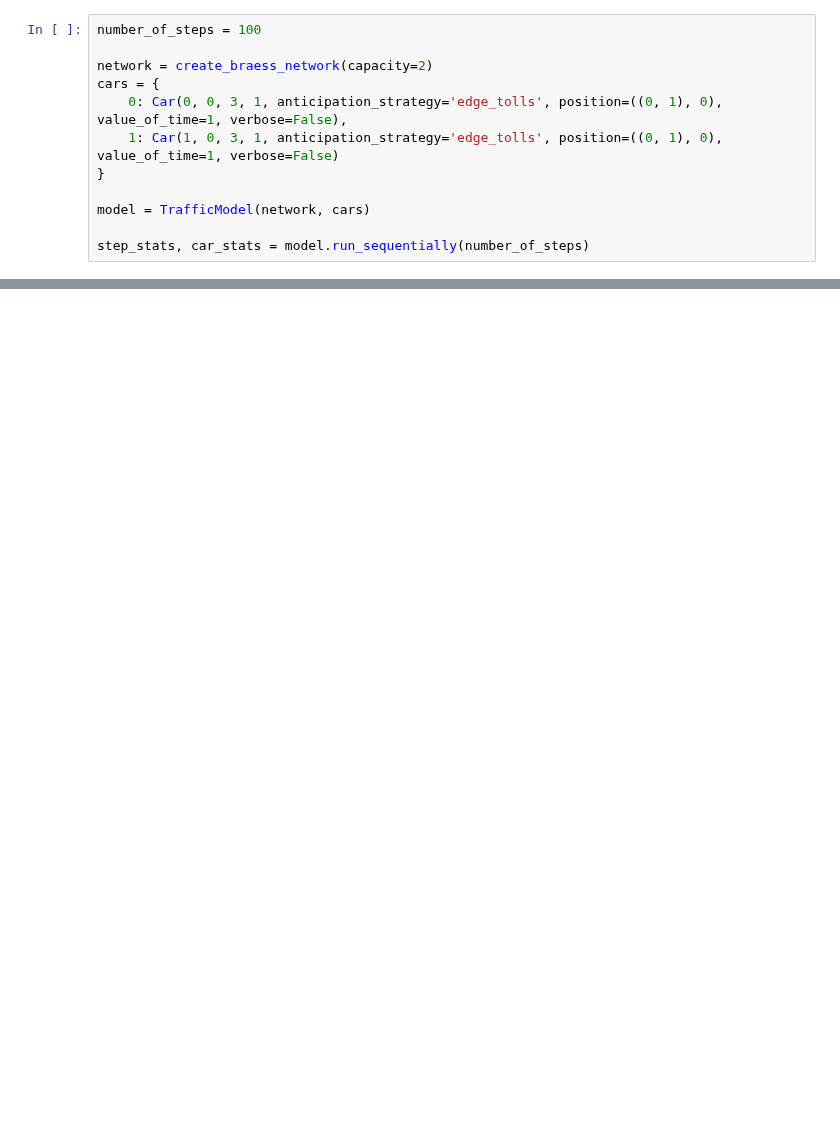
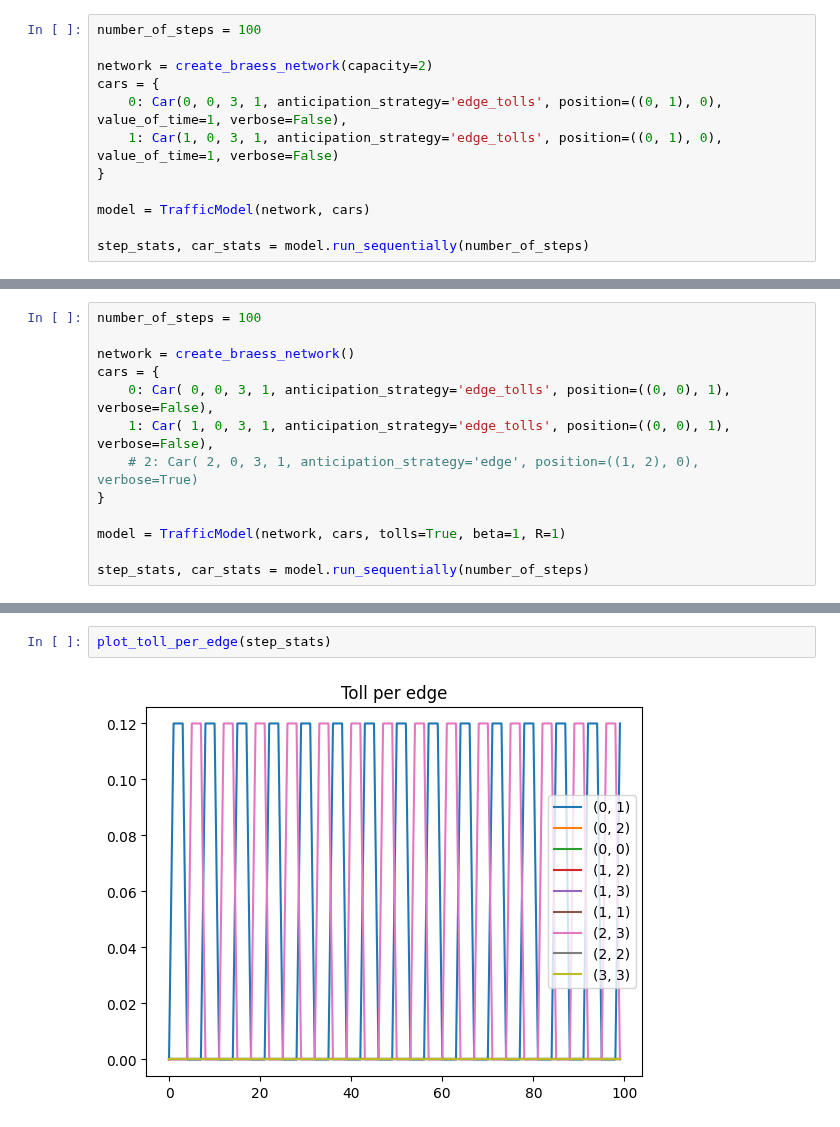
Before and after one commit to michoest/aamas-2024, a Jupyter notebook: src/traffic/v3/test.ipynb, the cells around one changed output, grey strips where cells are left out. Cells and saved outputs as stored; diff of their text form; blank space fills up the shorter version.

```diff
--- a/src/traffic/v3/test.ipynb
+++ b/src/traffic/v3/test.ipynb
@@ -29,2 +145,15 @@ plot_latency_increase_per_edge(model, step_stats)
+# %%
+number_of_steps = 100
+
+network = create_braess_network()
+cars = {
+    0: Car( 0, 0, 3, 1, anticipation_strategy='edge_tolls', position=((0, 0), 1), verbose=False),
+    1: Car( 1, 0, 3, 1, anticipation_strategy='edge_tolls', position=((0, 0), 1), verbose=False),
+    # 2: Car( 2, 0, 3, 1, anticipation_strategy='edge', position=((1, 2), 0), verbose=True)
+}
+
+model = TrafficModel(network, cars, tolls=True, beta=1, R=1)
+
+step_stats, car_stats = model.run_sequentially(number_of_steps)
 # %%
 step_stats
@@ -34,0 +215,4 @@ sort_edges_by_latency_increase(model, step_stats)
+# %%
+plot_toll_per_edge(step_stats)
+# %% [output]
+[figure, added]
```
Also changed, not shown: parts of 25 cells of this notebook, 1 other file.
